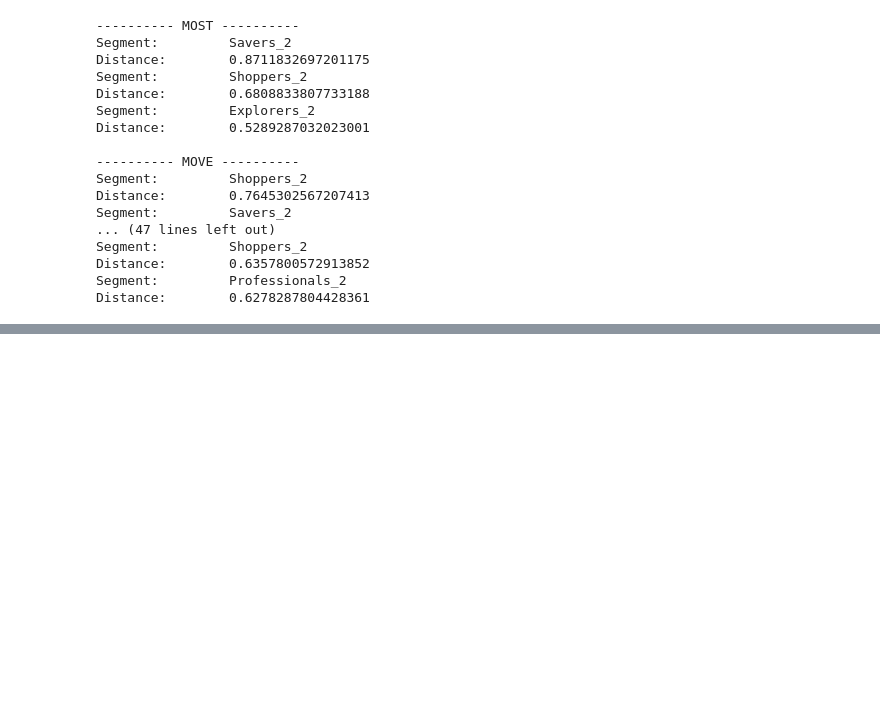
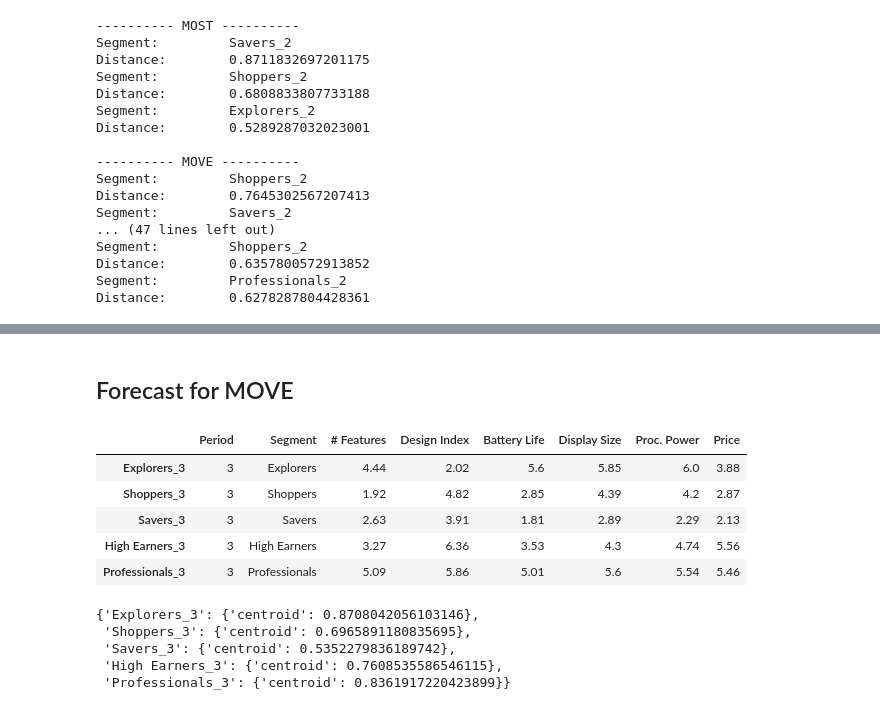
Before and after one commit to FedericoCortesi/Markstrat, a Jupyter notebook: main.ipynb, the cells around one changed output, grey strips where cells are left out. Drawn from its saved outputs; the diff is of its cells as text; code cells hidden in the pictures; blank space fills up the shorter version.

```diff
--- a/main.ipynb
+++ b/main.ipynb
@@ -296,0 +318,25 @@ Shoppers_2
+# %% [markdown]
+## Forecast for MOVE
+# %%
+df_seg_sem_fc = an.forecast_df(son.df_segments_semantic)
+df_seg_sem_fc
+
+df_seg_sem_fc = df_seg_sem_fc[:5]
+df_seg_sem_fc
+# %% [output]
+|  | Period | Segment | # Features | Design Index | Battery Life | Display Size | Proc. Power | Price |
+| Explorers_3 | 3 | Explorers | 4.44 | 2.02 | 5.6 | 5.85 | 6.0 | 3.88 |
+| Shoppers_3 | 3 | Shoppers | 1.92 | 4.82 | 2.85 | 4.39 | 4.2 | 2.87 |
+| Savers_3 | 3 | Savers | 2.63 | 3.91 | 1.81 | 2.89 | 2.29 | 2.13 |
+| High Earners_3 | 3 | High Earners | 3.27 | 6.36 | 3.53 | 4.3 | 4.74 | 5.56 |
+| Professionals_3 | 3 | Professionals | 5.09 | 5.86 | 5.01 | 5.6 | 5.54 | 5.46 |
+# %%
+new_move_semantic = np.array([4.2, 3.4, 5.9, 5.6, 5.7, 4.8])
+
+an.compute_distance_centroids(df_seg_sem_fc, new_move_semantic)[3]
+# %% [output]
+{'Explorers_3': {'centroid': 0.8708042056103146},
+ 'Shoppers_3': {'centroid': 0.6965891180835695},
+ 'Savers_3': {'centroid': 0.5352279836189742},
+ 'High Earners_3': {'centroid': 0.7608535586546115},
+ 'Professionals_3': {'centroid': 0.8361917220423899}}
```
Also changed, not shown: parts of 4 cells of this notebook, 1 other file.
